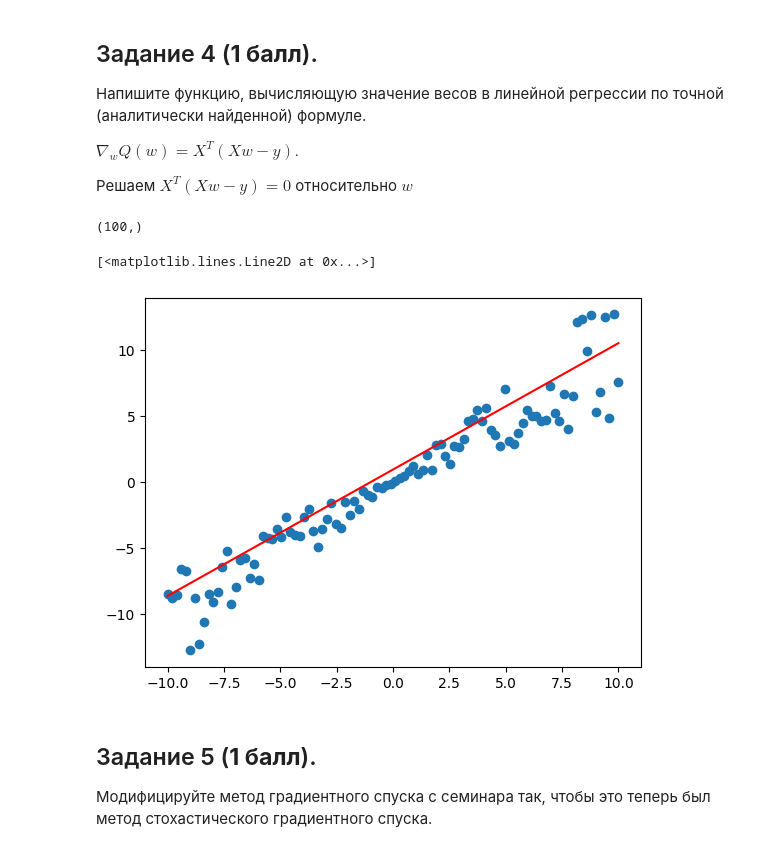
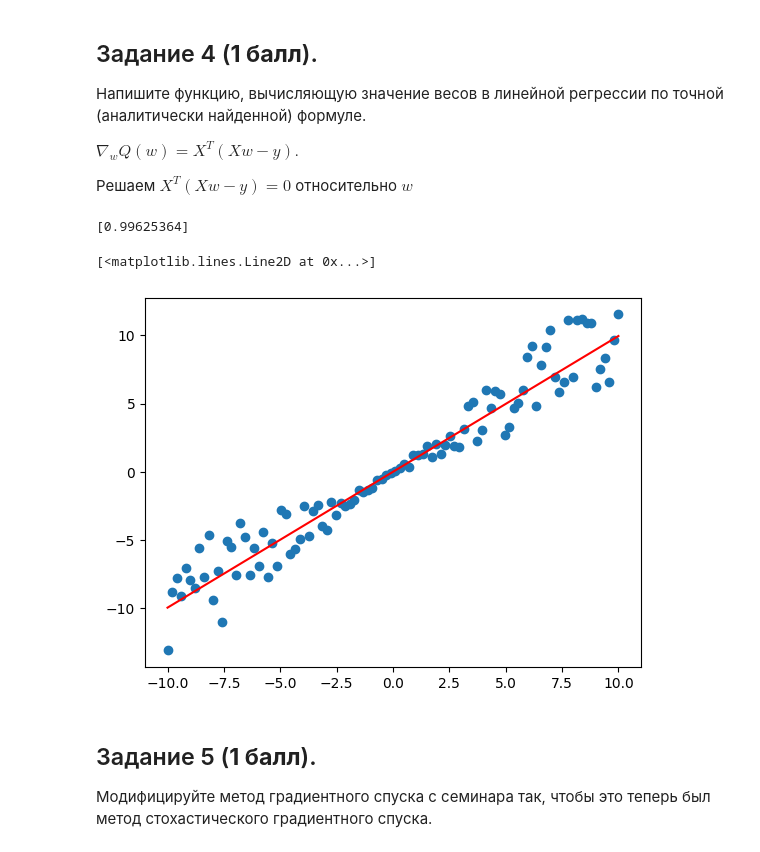
Before and after one commit to olegoid/MLDS_math_2022, a Jupyter notebook: Домашки/mlhs_math_practice_02.ipynb, the cells around one changed output. Drawn from its saved outputs; the diff is of its cells as text; code cells hidden in the pictures.

```diff
--- a/Домашки/mlhs_math_practice_02.ipynb
+++ b/Домашки/mlhs_math_practice_02.ipynb
@@ -46,35 +46,35 @@ $\nabla_w Q(w)=X^T(Xw-y).$
 # %%
 import random
 import time
 import matplotlib.pyplot as plt
 import numpy as np
 from sklearn.metrics import r2_score
 %matplotlib inline
 
 def ols_solution(X, y):
-    w = (np.linalg.pinv((X.T @ X)) @ X.T) @ y
+    w = (np.linalg.inv((X.T @ X)) @ X.T) @ y
+    print(w)
     return w
 
 # The code below is a test for analytical solution
 def predict(X, params):
     X = np.hstack((np.ones((X.shape[0], 1)), X))
     return X @ params
 
 X = np.linspace(-10,10,100)
 
-print(X.shape)
-
 y = X * (np.random.random_sample(len(X)) + 0.5)
 X = X.reshape(len(X), 1)
 
 weights = ols_solution(X, y)
-pred = predict(X, np.repeat(weights, 2))
+intercept = np.array([0])
+pred = predict(X, np.concatenate((intercept, weights)))
 plt.scatter(X, y)
 plt.plot(X, pred, '-', c = 'r')
 # %% [output]
-(100,)
+[0.99625364]
 [<matplotlib.lines.Line2D at 0x...>]
-[figure, old version]
+[figure, new version]
 # %% [markdown]
 ## Задание 5 (**1 балл**).
 Модифицируйте метод градиентного спуска с семинара так, чтобы это теперь был метод стохастического градиентного спуска.
```
Also changed, not shown: parts of 3 cells of this notebook.
